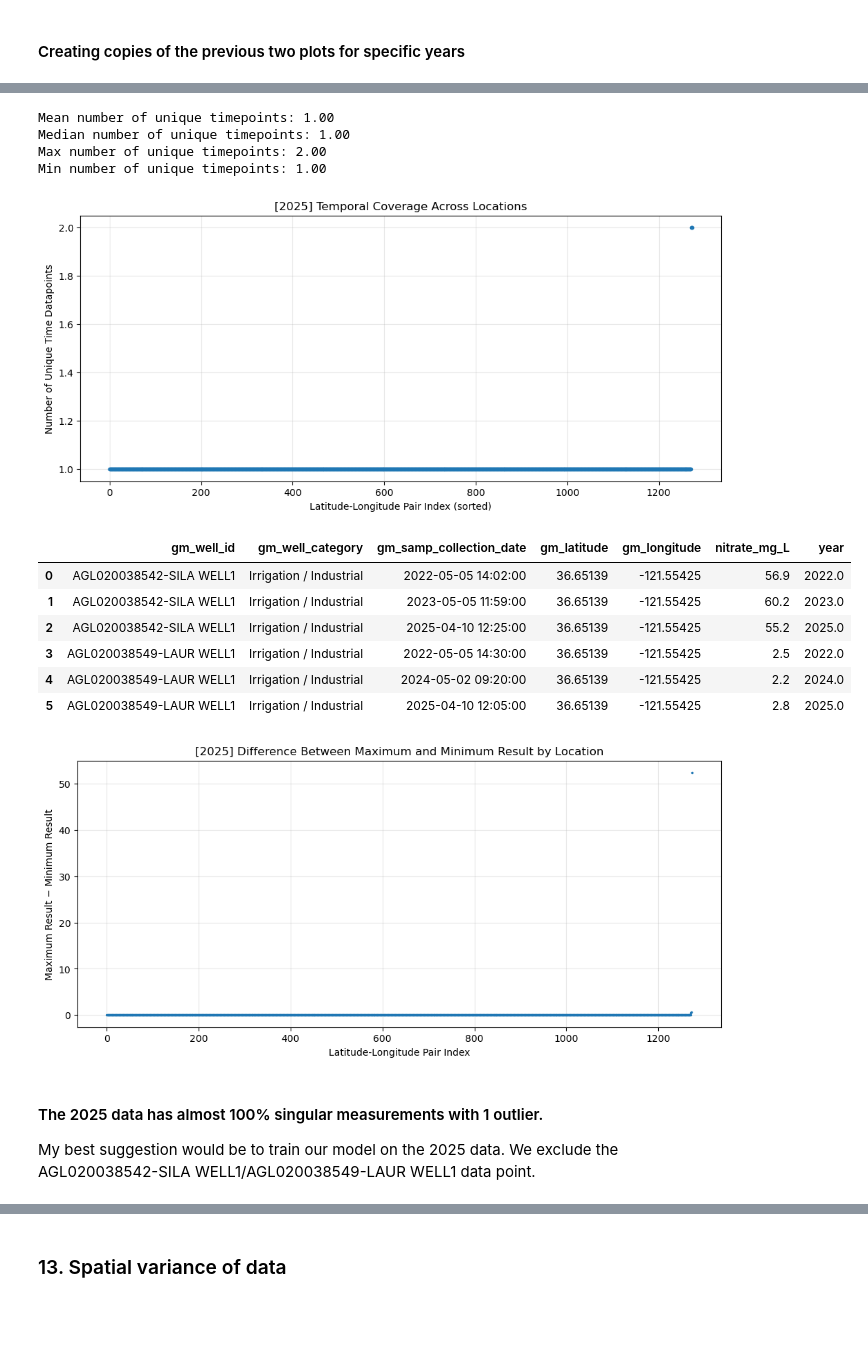
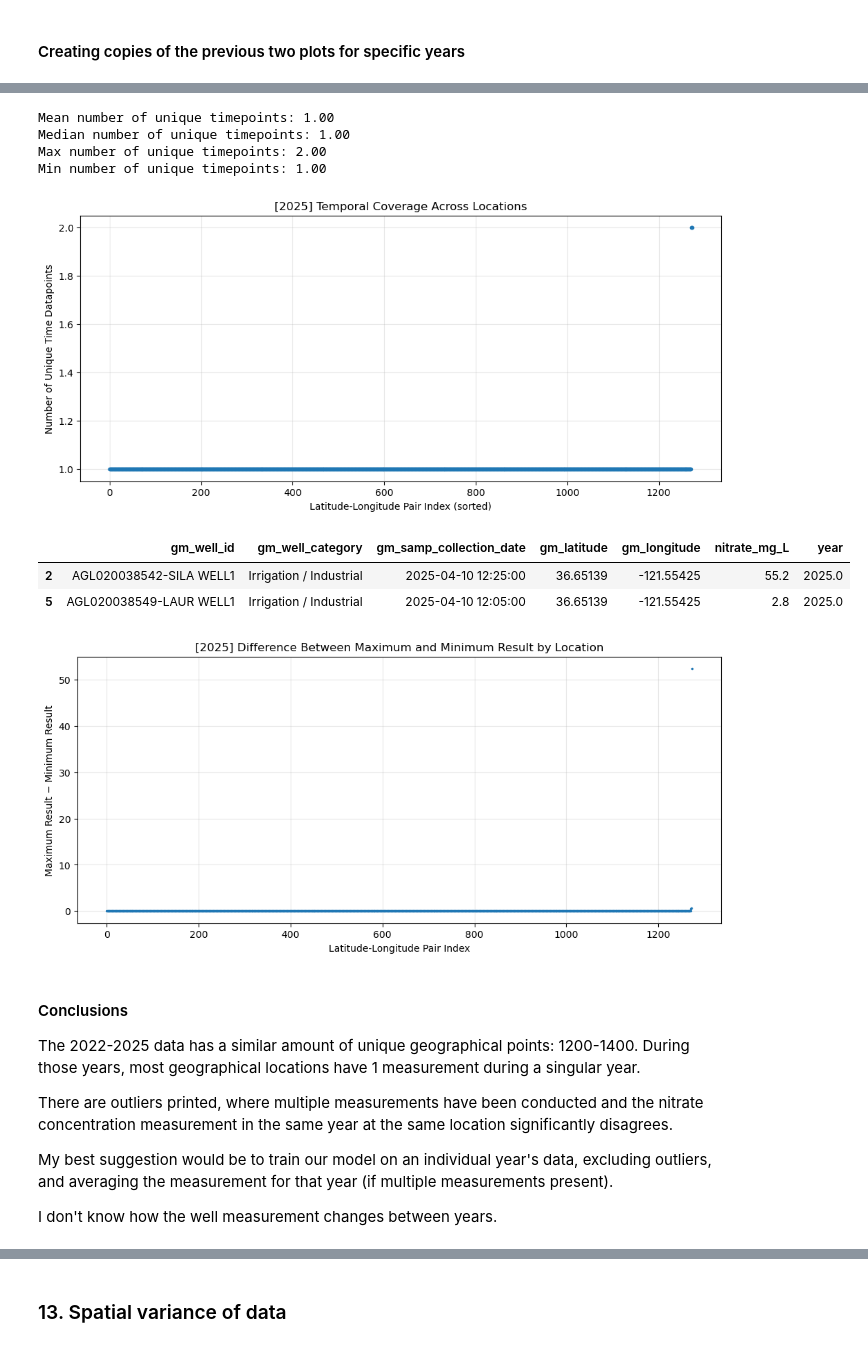
Before and after one commit to Erdos-Projects/fall-2026-infrastructure-placement, a Jupyter notebook: notebooks/groundwater/gwater_clean.ipynb, the cells around one changed output, grey strips where cells are left out. Drawn from its saved outputs; the diff is of its cells as text; code cells hidden in the pictures; blank space fills up the shorter version.

```diff
--- a/notebooks/groundwater/gwater_clean.ipynb
+++ b/notebooks/groundwater/gwater_clean.ipynb
@@ -670,5 +670,12 @@ Total unique geographical points: 3191
 | 15 | 2025.0 | 1274 | 39.924788 |
 # %% [markdown]
 #### Creating copies of the previous two plots for specific years
+# %%
+# Keep data from 2022–2025
+# this dataframe is important, because in the next few plots I will be excluding outliers from it
+years = [2022, 2023, 2024, 2025]
+groundwater_period = groundwater[
+    groundwater["gm_samp_collection_date"].dt.year.isin(years)
+].copy()
 # %%
 start_year = 2022
@@ -1021,6 +1076,6 @@ Min number of unique timepoints: 1.00
 # %%
 start_year = 2025
-end_year = 2026
+end_year = 2025
 
 groundwater_filtered = groundwater[
     groundwater["gm_samp_collection_date"].dt.year.between(start_year, end_year)
@@ -1093,42 +1148,63 @@ selected_groundwater = groundwater.merge(
     how="inner"
 )
 
-display(selected_groundwater)
+display(
+    selected_groundwater[
+        selected_groundwater["gm_samp_collection_date"].dt.year.between(
+            start_year, end_year
+        )
+    ]
+)
+
+# Exclude locations exceeding the variability threshold
+groundwater_period = groundwater_period.merge(
+    selected_locations.assign(exclude=True),
+    on=["gm_latitude", "gm_longitude"],
+    how="left"
+)
+
+groundwater_period = (
+    groundwater_period[groundwater_period["exclude"].isna()]
+    .drop(columns="exclude")
+    .copy()
+)
 
 # Sort by increasing difference between maximum and median
 result_stats = result_stats.sort_values(
     "max_minus_min"
 ).reset_index(drop=True)
 
 # Plot
 plt.figure(figsize=(12, 5))
 plt.plot(
     result_stats.index,
     result_stats["max_minus_min"],
     ".",
     markersize=3
 )
 
 plt.xlabel("Latitude-Longitude Pair Index")
 plt.ylabel("Maximum Result − Minimum Result")
 plt.title("[2025] Difference Between Maximum and Minimum Result by Location")
 plt.grid(True, alpha=0.3)
 plt.show()
 # %% [output]
 Mean number of unique timepoints: 1.00
 Median number of unique timepoints: 1.00
 Max number of unique timepoints: 2.00
 Min number of unique timepoints: 1.00
 [figure]
 |  | gm_well_id | gm_well_category | gm_samp_collection_date | gm_latitude | gm_longitude | nitrate_mg_L | year |
-| 0 | AGL020038542-SILA WELL1 | Irrigation / Industrial | 2022-05-05 14:02:00 | 36.65139 | -121.55425 | 56.9 | 2022.0 |
-| 1 | AGL020038542-SILA WELL1 | Irrigation / Industrial | 2023-05-05 11:59:00 | 36.65139 | -121.55425 | 60.2 | 2023.0 |
 | 2 | AGL020038542-SILA WELL1 | Irrigation / Industrial | 2025-04-10 12:25:00 | 36.65139 | -121.55425 | 55.2 | 2025.0 |
-| 3 | AGL020038549-LAUR WELL1 | Irrigation / Industrial | 2022-05-05 14:30:00 | 36.65139 | -121.55425 | 2.5 | 2022.0 |
-| 4 | AGL020038549-LAUR WELL1 | Irrigation / Industrial | 2024-05-02 09:20:00 | 36.65139 | -121.55425 | 2.2 | 2024.0 |
 | 5 | AGL020038549-LAUR WELL1 | Irrigation / Industrial | 2025-04-10 12:05:00 | 36.65139 | -121.55425 | 2.8 | 2025.0 |
 [figure]
 # %% [markdown]
-#### The 2025 data has almost 100% singular measurements with 1 outlier.
+#### Conclusions
 
-My best suggestion would be to train our model on the 2025 data. We exclude the AGL020038542-SILA WELL1/AGL020038549-LAUR WELL1 data point.
+The 2022-2025 data has a similar amount of unique geographical points: 1200-1400. During those years, most geographical locations have 1 measurement during a singular year.
+
+There are outliers printed, where multiple measurements have been conducted and the nitrate concentration measurement in the same year at the same location significantly disagrees.
+
+My best suggestion would be to train our model on an individual year's data, excluding outliers, and averaging the measurement for that year (if multiple measurements present).
+
+I don't know how the well measurement changes between years.
```
Also changed, not shown: parts of 5 cells of this notebook.
